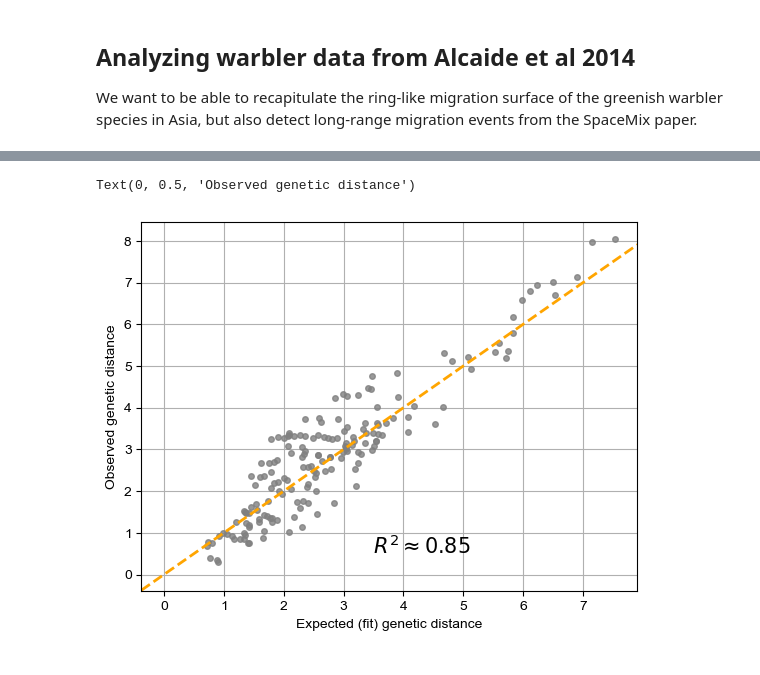
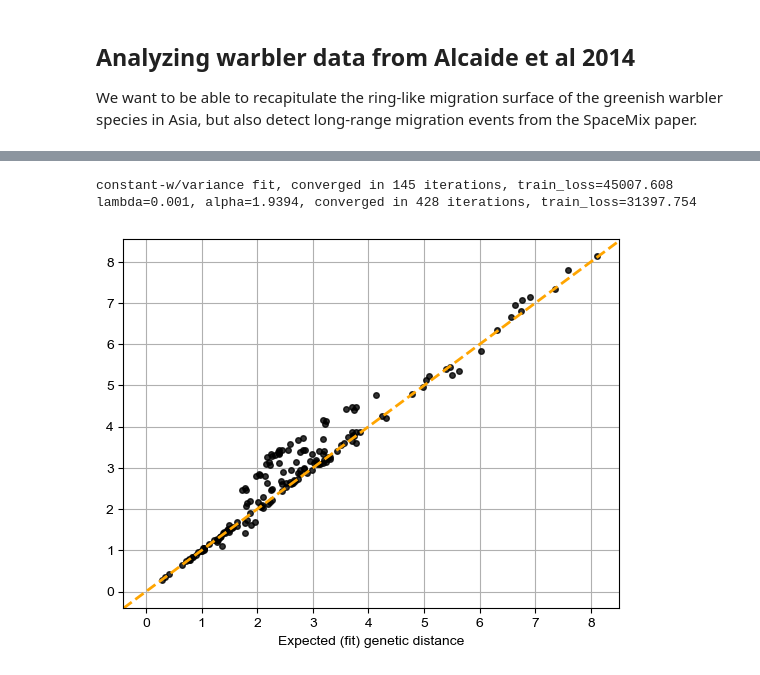
Before and after one commit to NovembreLab/feems, a Jupyter notebook: docs/notebooks/empirical-warblers.ipynb, the cells around one changed output, grey strips where cells are left out. Cells and saved outputs as stored; diff of their text form; code cells hidden in the pictures.

```diff
--- a/docs/notebooks/empirical-warblers.ipynb
+++ b/docs/notebooks/empirical-warblers.ipynb
@@ -78,11 +82,14 @@ genotypes = np.delete(genotypes,np.where(genotypes.sum(axis=0)==2*genotypes.shap
 # %%
 # warblr_graph = Joint_SpatialGraph(genotypes, coord, grid, edges)
-# warblr_graph.fit(lamb=.1,optimize_q='n-dim')
+# warblr_graph.fit(lamb=0.5,optimize_q='n-dim')
 
-obj = Joint_Objective(warblr_graph); obj.inv(); obj.grad(reg=False)
-fit_cov, _, emp_cov = comp_mats(obj)
-fit_dist = cov_to_dist(fit_cov)[np.tril_indices(warblr_graph.n_observed_nodes, k=-1)]
-emp_dist = cov_to_dist(emp_cov)[np.tril_indices(warblr_graph.n_observed_nodes, k=-1)]
+# smgraph = Joint_SpatialGraph(genotypes, coord, grid, edges)
+# smgraph.fit(lamb=.75,optimize_q='n-dim',lamb_q=.25,alpha_q=.5)
+
+# obj = Joint_Objective(warblr_graph); obj.inv(); obj.grad(reg=False)
+# fit_cov, _, emp_cov = comp_mats(obj)
+# fit_dist = cov_to_dist(fit_cov)[np.tril_indices(warblr_graph.n_observed_nodes, k=-1)]
+# emp_dist = cov_to_dist(emp_cov)[np.tril_indices(warblr_graph.n_observed_nodes, k=-1)]
 # X = sm.add_constant(fit_dist)
 # mod = sm.OLS(emp_dist, X)
 # res = mod.fit()
@@ -93,9 +100,9 @@ emp_dist = cov_to_dist(emp_cov)[np.tril_indices(warblr_graph.n_observed_nodes, k
 # het_white(res.resid, X)
 
 # plt.hist(emp_dist/fit_dist-np.mean(emp_dist/fit_dist),bins=15); plt.axvline(-3*np.std(emp_dist/fit_dist),color='red')
-# plt.plot(fit_dist,emp_dist/fit_dist-np.mean(emp_dist/fit_dist),'ko'); plt.axhline(-1.5*np.std(emp_dist/fit_dist),color='red')
-# for k in np.where(emp_dist/fit_dist-np.mean(emp_dist/fit_dist)< -1.5 * np.std(emp_dist/fit_dist))[0]:
-#     x = np.floor(np.sqrt(2*k+0.25)-0.5).astype('int')+1; y = int(k - 0.5*x*(x-1)); print(x, y)
+# plt.plot(fit_dist,emp_dist/fit_dist-np.mean(emp_dist/fit_dist),'ko'); plt.axhline(-2*np.std(emp_dist/fit_dist),color='red')
+for k in np.where(emp_dist/fit_dist-np.mean(emp_dist/fit_dist)< -1.5 * np.std(emp_dist/fit_dist))[0]:
+    x = np.floor(np.sqrt(2*k+0.25)-0.5).astype('int')+1; y = int(k - 0.5*x*(x-1)); print(x, y)
 
 # Loo = np.linalg.pinv(warblr_graph.L.todense())[:warblr_graph.n_observed_nodes,:warblr_graph.n_observed_nodes]
 
@@ -121,7 +135,7 @@ v.draw_map(); v.draw_samples(); v.draw_edges(use_weights=True); v.draw_obs_nodes
 # %%
 # lle, te = get_best_lre(warblr_graph, lamb_cv=0.1, k=5, top=10, nchoose=100, option='hard')
 
-warblr_graph.fit(lamb=1.,optimize_q='n-dim',lamb_q=1.,alpha_q=0.5)
+warblr_graph.fit(lamb=0.5,optimize_q='n-dim',lamb_q=1.,alpha_q=0.5)
 # warblr_graph.fit(lamb=10.5,optimize_q='n-dim',lamb_q=1.,alpha_q=0.5,option='onlyc',long_range_edges=[(2,15),(13,16),(7,18),(0,10)])
 # warblr_graph.c
 # obj = Joint_Objective(warblr_graph); obj.inv(); obj.grad(reg=False)
@@ -142,3 +251,6 @@ lambda=1.000, alpha=1.9394, converged in 19 iterations, train_loss=35139.194
 # fst = (p1*(1-p2-1+p1) + p2*(1-p1-1+p2))/(p1*(1-p2)+p2*(1-p1))
 ## fst[np.isnan(fst)] = 0
 # plt.plot(fst[~np.isnan(fst)],'k-o',alpha=0.3); plt.grid(); plt.ylabel(r'$F_{ST}$'); plt.xlabel('SNP index')
+# nx.get_node_attributes(warblr_graph,'permuted_idx')
+Lpinv = np.linalg.pinv(smgraph.L.todense());
+obj = Joint_Objective(smgraph); obj.inv(); obj.grad(reg=False)
@@ -188,23 +374,24 @@ IndexError: index 1 is out of bounds for axis 0 with size 1
 # %%
 # lamb_grid = np.geomspace(1e-2, 1e2, 10)[::-1]
 # cv10_err = run_cv_joint(warblr_graph, lamb_grid=lamb_grid, lamb_q_grid=lamb_grid, n_folds=10)
 # plt.plot(lamb_grid,np.nanmean(cv10_err,axis=(0,1)),'k-o',label=r'$\lambda_w$'); plt.xlabel('values'); plt.ylabel('10-fold CV error'); plt.plot(lamb_grid,np.nanmean(cv10_err,axis=(0,2)),'-o',color='grey',label=r'$\lambda_q$'); plt.semilogx(); plt.legend();
 
-# warblr_graph.fit(lamb=0.1,optimize_q='n-dim',lamb_q=1.,alpha_q=1/np.mean(warblr_graph.s2))
-# obj = Joint_Objective(warblr_graphc); obj.inv(); obj.grad(reg=False)
-# tril_idx = np.tril_indices(warblr_graphc.n_observed_nodes, k=-1)
-# fit_cov, _, emp_cov = comp_mats(obj)
-# fit_dist = cov_to_dist(fit_cov)[tril_idx]
-# emp_dist = cov_to_dist(emp_cov)[tril_idx]
+smgraph.fit(lamb=0.001,optimize_q='n-dim',lamb_q=.001,alpha_q=0.01/np.mean(smgraph.s2))
+obj = Joint_Objective(smgraph); obj.inv(); obj.grad(reg=False)
+tril_idx = np.tril_indices(warblr_graph.n_observed_nodes, k=-1)
+fit_cov, _, emp_cov = comp_mats(obj)
+fit_dist = cov_to_dist(fit_cov)[tril_idx]
+emp_dist = cov_to_dist(emp_cov)[tril_idx]
 
 X = sm.add_constant(fit_dist)
 mod = sm.OLS(emp_dist, X)
 res = mod.fit()
 muhat, betahat = res.params
-plt.plot(fit_dist, emp_dist, 'o', color='grey', alpha=0.8, markersize=4); plt.xlabel('Expected (fit) genetic distance');
+plt.plot(fit_dist, emp_dist, 'o', color='k', alpha=0.8, markersize=4); plt.xlabel('Expected (fit) genetic distance');
 # plt.plot(fit_dist, betahat*fit_dist+muhat, color='orange', ls='--', lw=1)
 plt.axline((0,0),slope=1,color='orange',ls='--',lw=2); plt.grid()
-plt.text(3.5, 0.5, r'$R^2 \approx {:.2f}$'.format(res.rsquared_adj), fontsize=15); plt.ylabel('Observed genetic distance')
+# plt.text(3.5, 0.5, r'$R^2 \approx {:.2f}$'.format(res.rsquared_adj), fontsize=15); plt.ylabel('Observed genetic distance')
 # %% [output]
-Text(0, 0.5, 'Observed genetic distance')
+constant-w/variance fit, converged in 145 iterations, train_loss=45007.608
+lambda=0.001, alpha=1.9394, converged in 428 iterations, train_loss=31397.754
-[figure, old version]
+[figure, new version]
```
Also changed, not shown: parts of 13 cells of this notebook, 6 other files.
